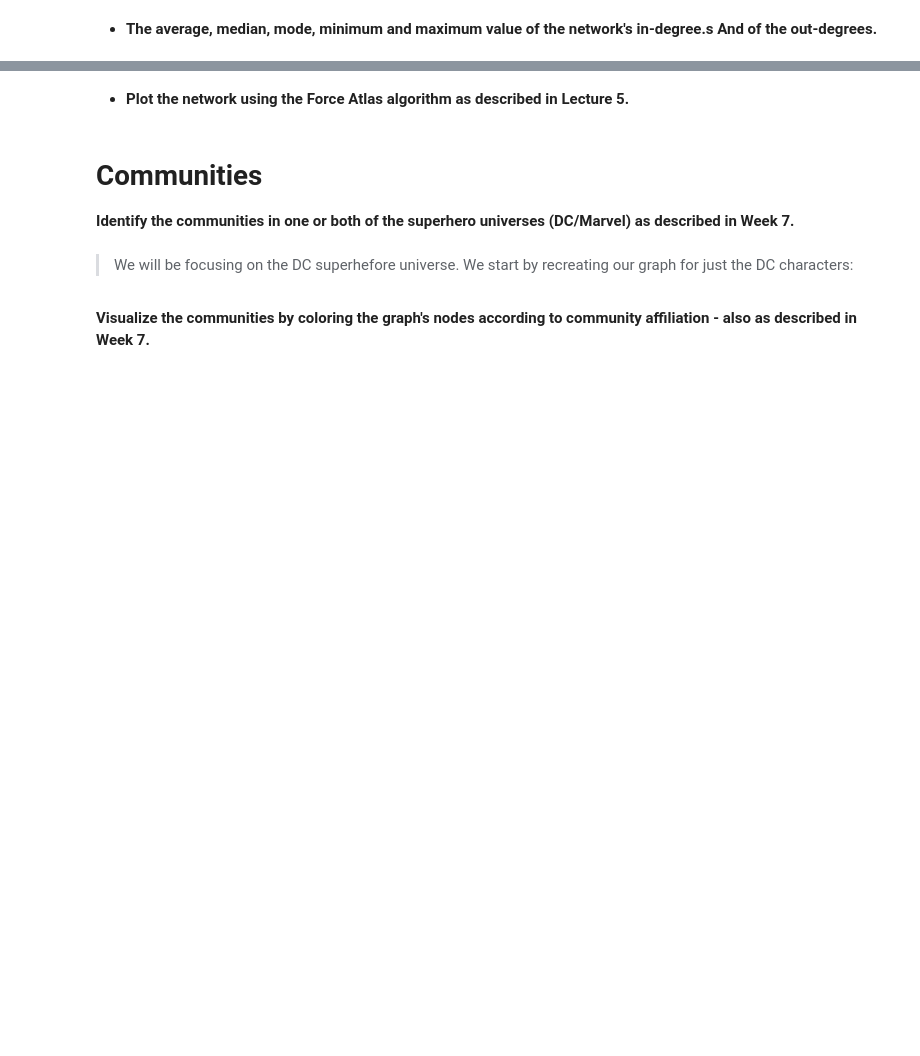
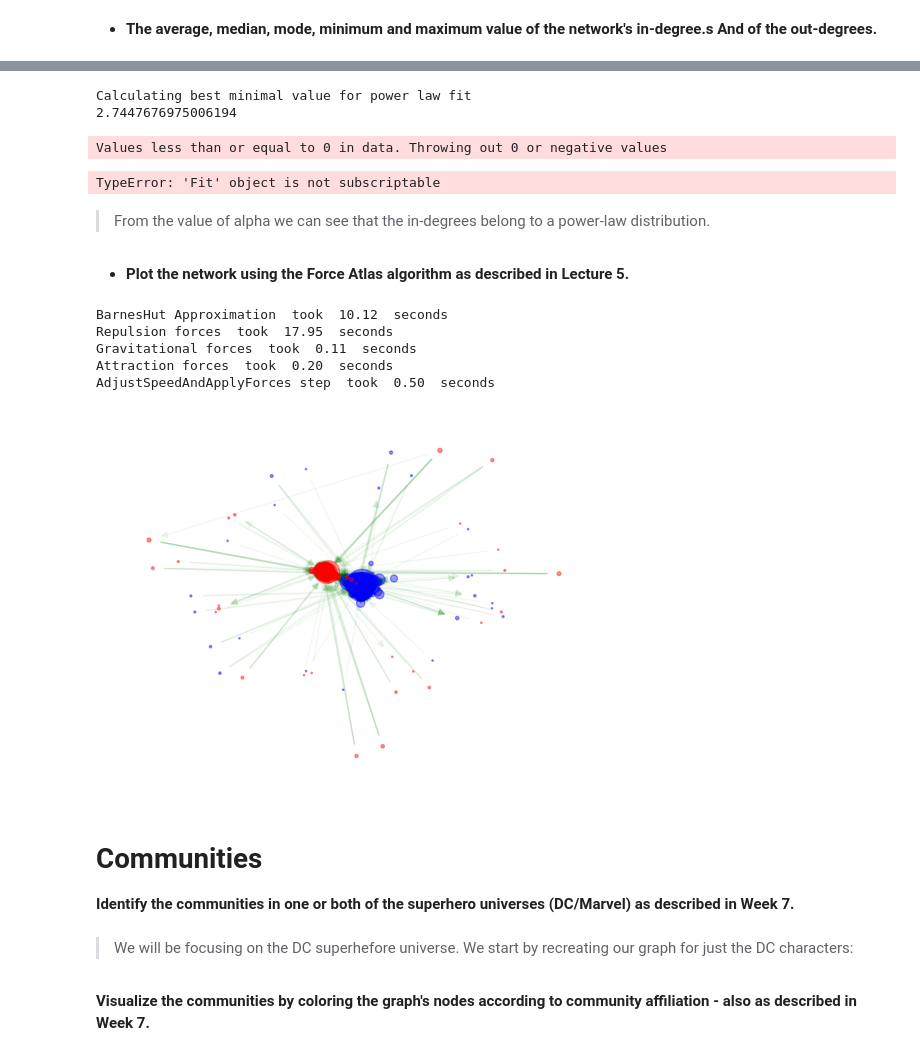
Before and after one commit to pete414n/02805SG, a Jupyter notebook: assignment2/assignment2.ipynb, the cells around one changed output, grey strips where cells are left out. Saved outputs shown, nothing was run; the diff lists cells and outputs as text; code cells hidden in the pictures; blank space fills up the shorter version.

```diff
--- a/assignment2/assignment2.ipynb
+++ b/assignment2/assignment2.ipynb
@@ -100,5 +140,67 @@ alpha_out = powerlaw.Fit(out_degree_list)
+# %%
+power_law = powerlaw.Fit(in_degree_list)
+print(power_law.alpha)
+# %% [output]
+Calculating best minimal value for power law fit
+2.7447676975006194
+Values less than or equal to 0 in data. Throwing out 0 or negative values
+TypeError: 'Fit' object is not subscriptable
+# %% [markdown]
+> From the value of alpha we can see that the in-degrees belong to a power-law distribution.
 # %% [markdown]
 - **Plot the network using the Force Atlas algorithm as described in Lecture 5.**
+# %%
+# Lists to contain nodes belonging to DC and Marvel
+dc_nodes = []
+marvel_nodes = []
+
+#Lists to contain the degrees for the DC nodes and the Marvel nodes. To be used when plotting using the Force Atlas
+dc_degrees = []
+marvel_degrees = []
+
+# Dividing nodes in Marvel and DC universe
+for n in G.nodes():
+    if G.nodes[n]['universe'] == 'Marvel':
+        marvel_nodes += [n]
+        marvel_degrees += [G.degree[n]]
+    else:
+        dc_nodes += [n]
+        dc_degrees += [G.degree[n]]
+# %%
+forceatlas2 = ForceAtlas2(
+                        # Behavior alternatives
+                        outboundAttractionDistribution=True,  # Dissuade hubs
+                        linLogMode=False,  # NOT IMPLEMENTED
+                        adjustSizes=False,  # Prevent overlap (NOT IMPLEMENTED)
+                        edgeWeightInfluence=1.0,
+
+                        # Performance
+                        jitterTolerance=1.0,  # Tolerance
+                        barnesHutOptimize=True,
+                        barnesHutTheta=1.2,
+                        multiThreaded=False,  # NOT IMPLEMENTED
+
+                        # Tuning
+                        scalingRatio=2.0,
+                        strongGravityMode=False,
+                        gravity=0.5,
+
+                        # Log
+                        verbose=True)
+
+positions = forceatlas2.forceatlas2_networkx_layout(G, pos=None, iterations=2000)
+nx.draw_networkx_nodes(G, positions, nodelist = marvel_nodes, node_size=marvel_degrees, node_color="blue", alpha=0.4)
+nx.draw_networkx_nodes(G, positions, nodelist = dc_nodes, node_size=dc_degrees, node_color="red", alpha=0.4)
+nx.draw_networkx_edges(G, positions, edge_color="green", alpha=0.05)
+plt.axis('off')
+plt.show()
+# %% [output]
+BarnesHut Approximation  took  10.12  seconds
+Repulsion forces  took  17.95  seconds
+Gravitational forces  took  0.11  seconds
+Attraction forces  took  0.20  seconds
+AdjustSpeedAndApplyForces step  took  0.50  seconds
+[figure, added]
 # %% [markdown]
 # Communities
 
```
Also changed, not shown: parts of 9 cells of this notebook.
